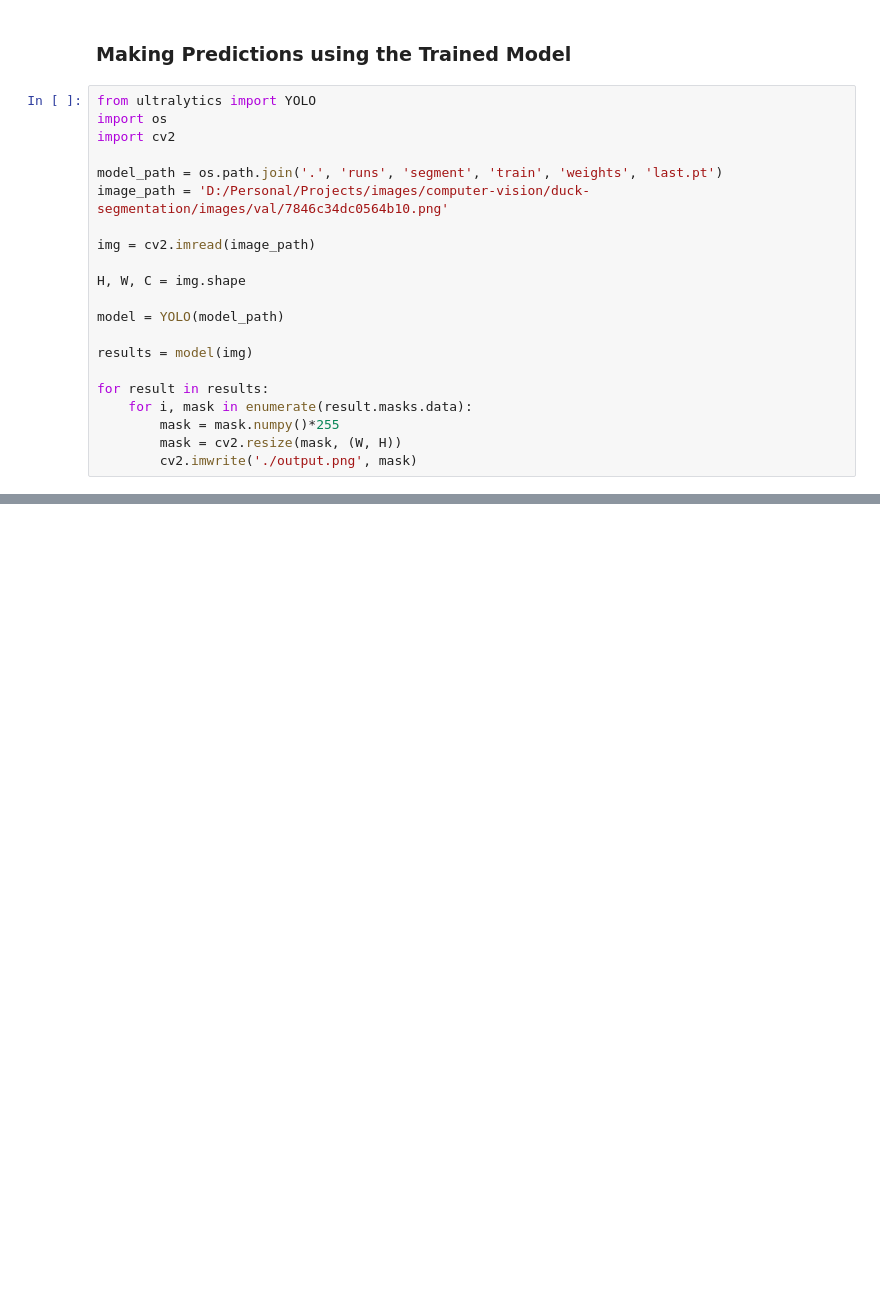
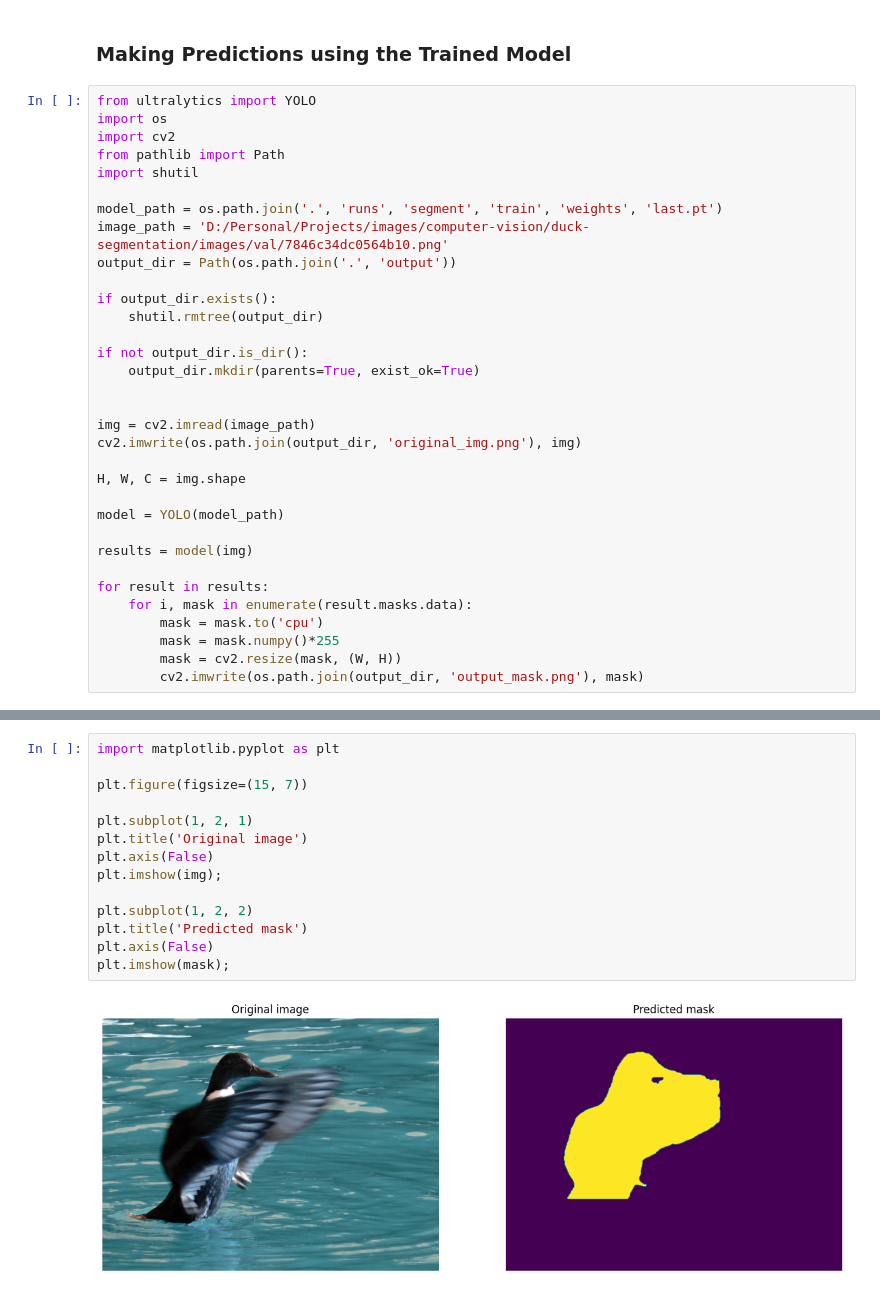
Before and after one commit to andrewtclin/car-segmentation-vision, a Jupyter notebook: duck-segmentation.ipynb, the cells around one changed output, grey strips where cells are left out. Saved outputs shown, nothing was run; the diff lists cells and outputs as text; blank space fills up the shorter version.

```diff
--- a/duck-segmentation.ipynb
+++ b/duck-segmentation.ipynb
@@ -155,11 +155,22 @@ The outcome results from YOLOv8 are stored in `runs/`.
 from ultralytics import YOLO
 import os
 import cv2
+from pathlib import Path
+import shutil
 
 model_path = os.path.join('.', 'runs', 'segment', 'train', 'weights', 'last.pt')
 image_path = 'D:/Personal/Projects/images/computer-vision/duck-segmentation/images/val/7846c34dc0564b10.png'
+output_dir = Path(os.path.join('.', 'output'))
+
+if output_dir.exists():
+    shutil.rmtree(output_dir)
+
+if not output_dir.is_dir():
+    output_dir.mkdir(parents=True, exist_ok=True)
+
 
 img = cv2.imread(image_path)
+cv2.imwrite(os.path.join(output_dir, 'original_img.png'), img)
 
 H, W, C = img.shape
 
@@ -169,7 +180,8 @@ results = model(img)
 
 for result in results:
     for i, mask in enumerate(result.masks.data):
+        mask = mask.to('cpu')
         mask = mask.numpy()*255
         mask = cv2.resize(mask, (W, H))
-        cv2.imwrite('./output.png', mask)
+        cv2.imwrite(os.path.join(output_dir, 'output_mask.png'), mask)
 # %% [output]
@@ -176,0 +192,16 @@ ModuleNotFoundError: No module named 'ultralytics.yolo.utils.callbacks.clearml'
+# %%
+import matplotlib.pyplot as plt
+
+plt.figure(figsize=(15, 7))
+
+plt.subplot(1, 2, 1)
+plt.title('Original image')
+plt.axis(False)
+plt.imshow(img);
+
+plt.subplot(1, 2, 2)
+plt.title('Predicted mask')
+plt.axis(False)
+plt.imshow(mask);
+# %% [output]
+[figure, added]
```
Also changed, not shown: parts of 2 cells of this notebook, 2 other files.
